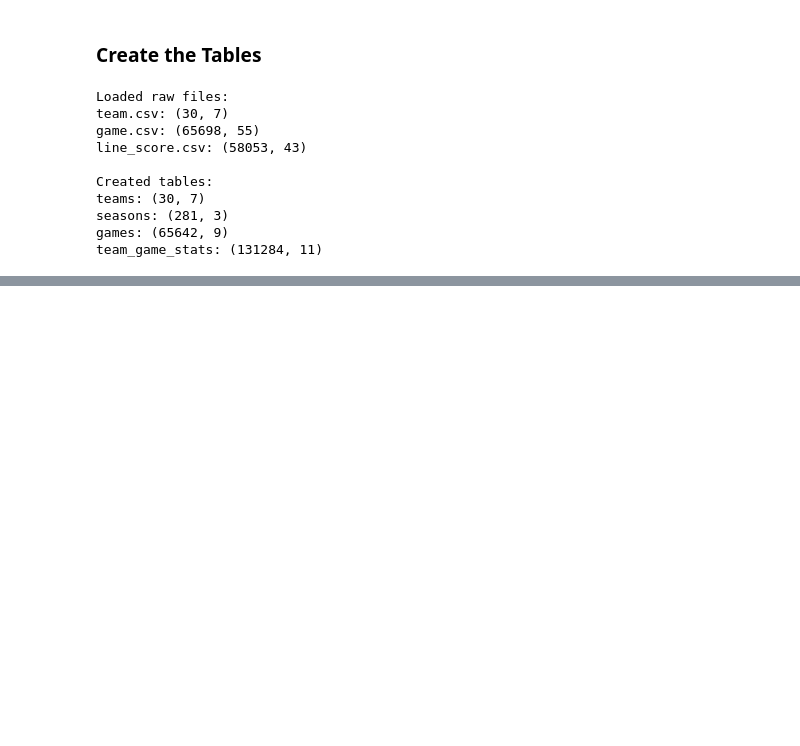
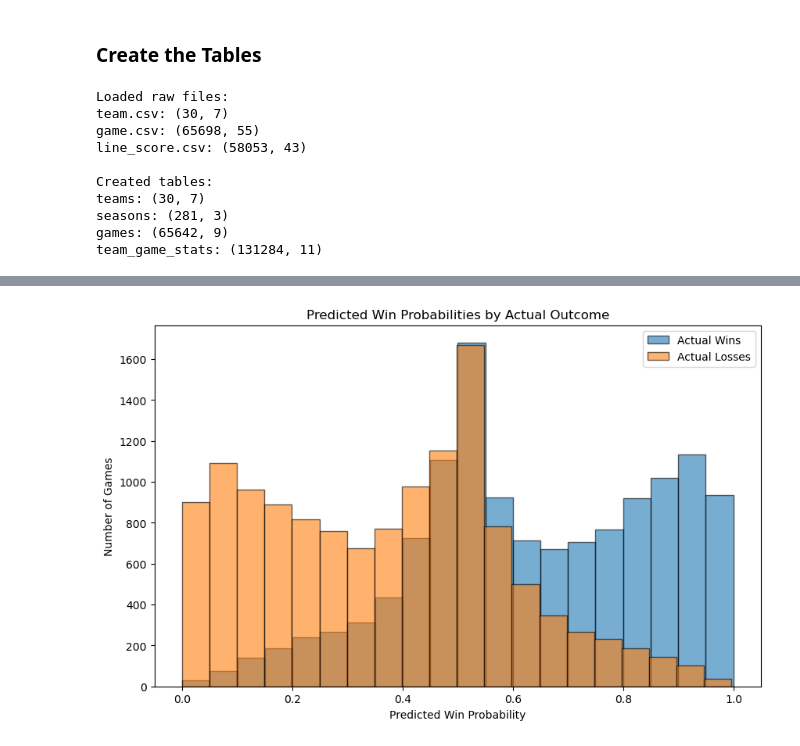
Before and after one commit to leahhkim/project1-sports-outcomes, a Jupyter notebook: data_creation/data_creation.ipynb, the cells around one changed output, grey strips where cells are left out. Saved outputs shown, nothing was run; the diff lists cells and outputs as text; code cells hidden in the pictures; blank space fills up the shorter version.

```diff
--- a/data_creation/data_creation.ipynb
+++ b/data_creation/data_creation.ipynb
@@ -178,0 +257,16 @@ team_game_stats: (131284, 11)
+# %%
+from sklearn.model_selection import train_test_split
+from sklearn.linear_model import LogisticRegression
+
+X = df_model.drop("win_flag", axis=1)
+y = df_model["win_flag"]
+
+X_train, X_test, y_train, y_test = train_test_split(X, y, test_size=0.2)
+
+model = LogisticRegression(max_iter=1000)
+model.fit(X_train, y_train)
+
+accuracy = model.score(X_test, y_test)
+print("Model Accuracy:", accuracy)
+
+logging.info("Model trained successfully")
@@ -178,0 +390,24 @@ team_game_stats: (131284, 11)
+# %%
+import matplotlib.pyplot as plt
+
+# Get probabilities
+probs = log_model.predict_proba(X_test_scaled)[:, 1]
+
+# Separate by actual outcome
+probs_win = probs[y_test == 1]
+probs_loss = probs[y_test == 0]
+
+plt.figure(figsize=(10, 6))
+
+# Plot distributions
+plt.hist(probs_win, bins=20, alpha=0.6, label="Actual Wins", edgecolor="black")
+plt.hist(probs_loss, bins=20, alpha=0.6, label="Actual Losses", edgecolor="black")
+
+plt.xlabel("Predicted Win Probability")
+plt.ylabel("Number of Games")
+plt.title("Predicted Win Probabilities by Actual Outcome")
+plt.legend()
+
+plt.show()
+# %% [output]
+[figure, added]
```
Also changed, not shown: parts of 19 cells of this notebook, 15 other files.
